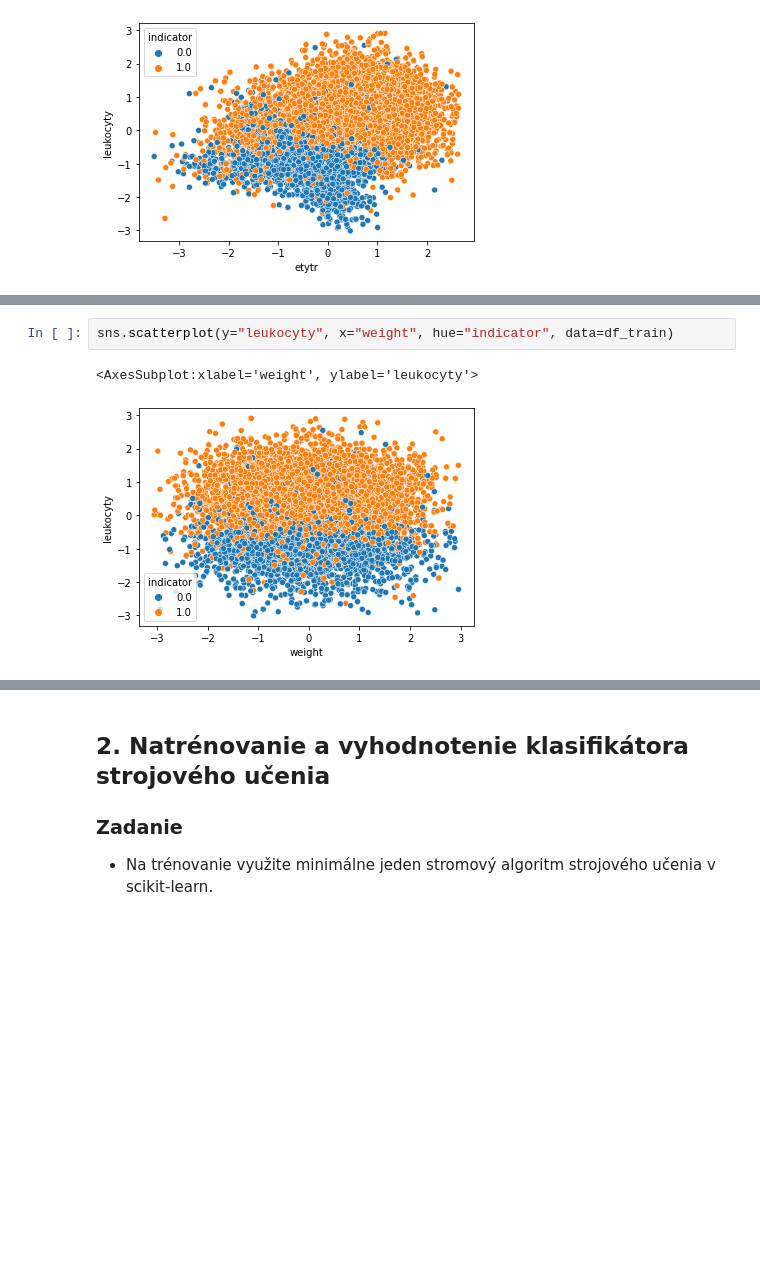
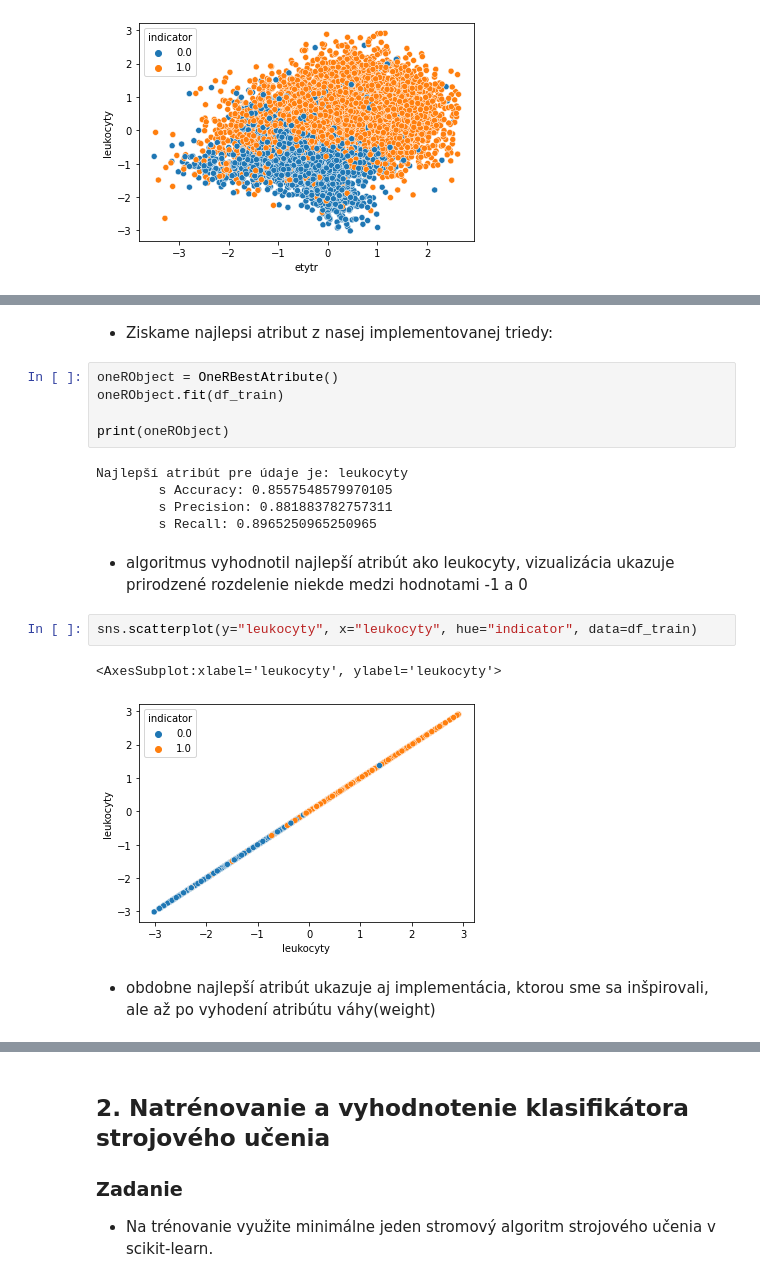
Before and after one commit to Matovic/Chronic-Lymphocytic-Leukemia, a Jupyter notebook: src/3_machine_learning/3-ML.ipynb, the cells around one changed output, grey strips where cells are left out. Cells and saved outputs as stored; diff of their text form; blank space fills up the shorter version.

```diff
--- a/src/3_machine_learning/3-ML.ipynb
+++ b/src/3_machine_learning/3-ML.ipynb
@@ -278,5 +352,21 @@ Najlepšia premenná pre vaše údaje je: weight
+# %% [markdown]
+ - Ziskame najlepsi atribut z nasej implementovanej triedy:
+# %%
+oneRObject = OneRBestAtribute()
+oneRObject.fit(df_train)
+
+print(oneRObject)
+# %% [output]
+Najlepší atribút pre údaje je: leukocyty
+        s Accuracy: 0.8557548579970105
+        s Precision: 0.881883782757311
+        s Recall: 0.8965250965250965
+# %% [markdown]
+ - algoritmus vyhodnotil najlepší atribút ako leukocyty, vizualizácia ukazuje prirodzené rozdelenie niekde medzi hodnotami -1 a 0
 # %%
-sns.scatterplot(y="leukocyty", x="weight", hue="indicator", data=df_train)
+sns.scatterplot(y="leukocyty", x="leukocyty", hue="indicator", data=df_train)
 # %% [output]
-<AxesSubplot:xlabel='weight', ylabel='leukocyty'>
+<AxesSubplot:xlabel='leukocyty', ylabel='leukocyty'>
-[figure, old version]
+[figure, new version]
+# %% [markdown]
+ - obdobne najlepší atribút ukazuje aj implementácia, ktorou sme sa inšpirovali, ale až po vyhodení atribútu váhy(weight)
```
Also changed, not shown: parts of 19 cells of this notebook, 2 other files.
